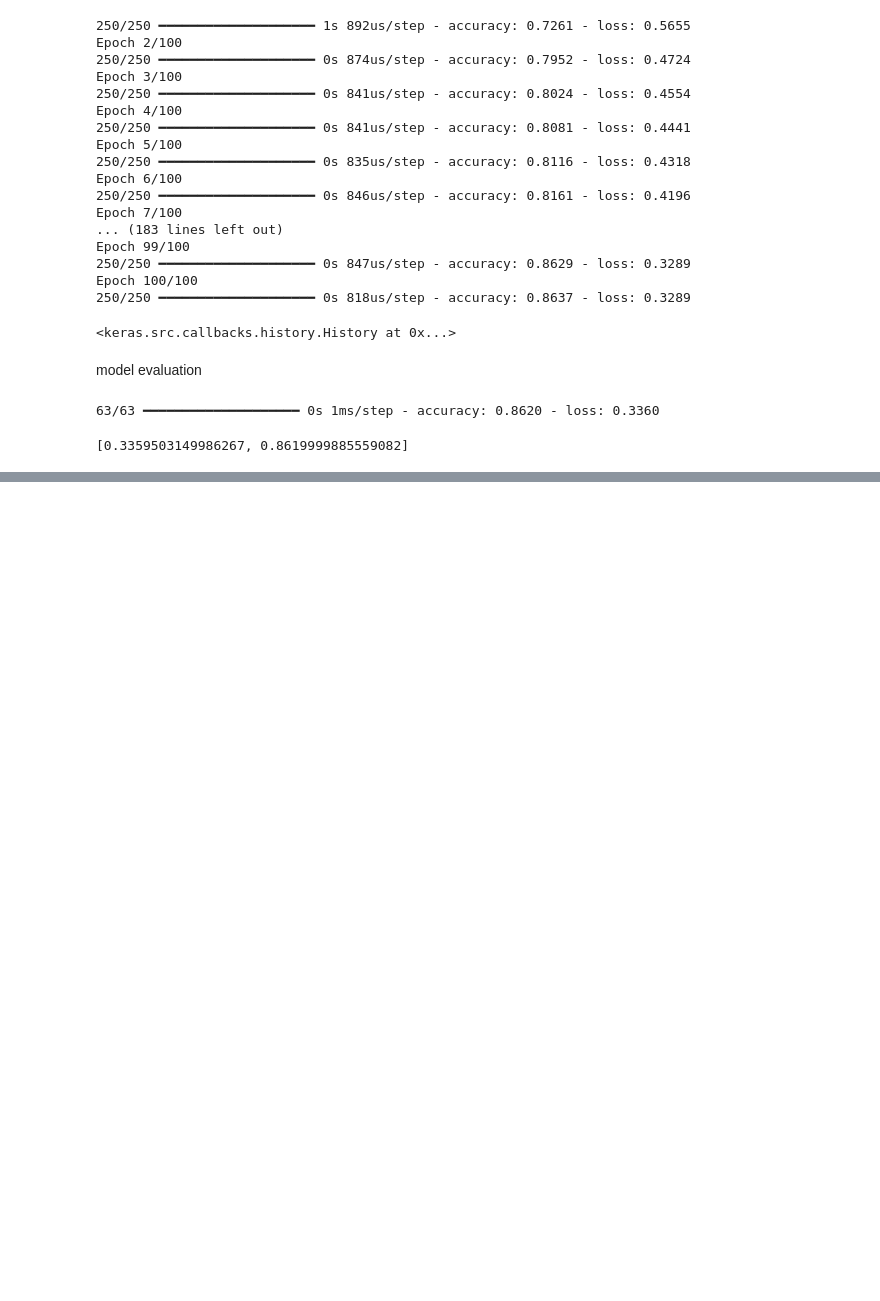
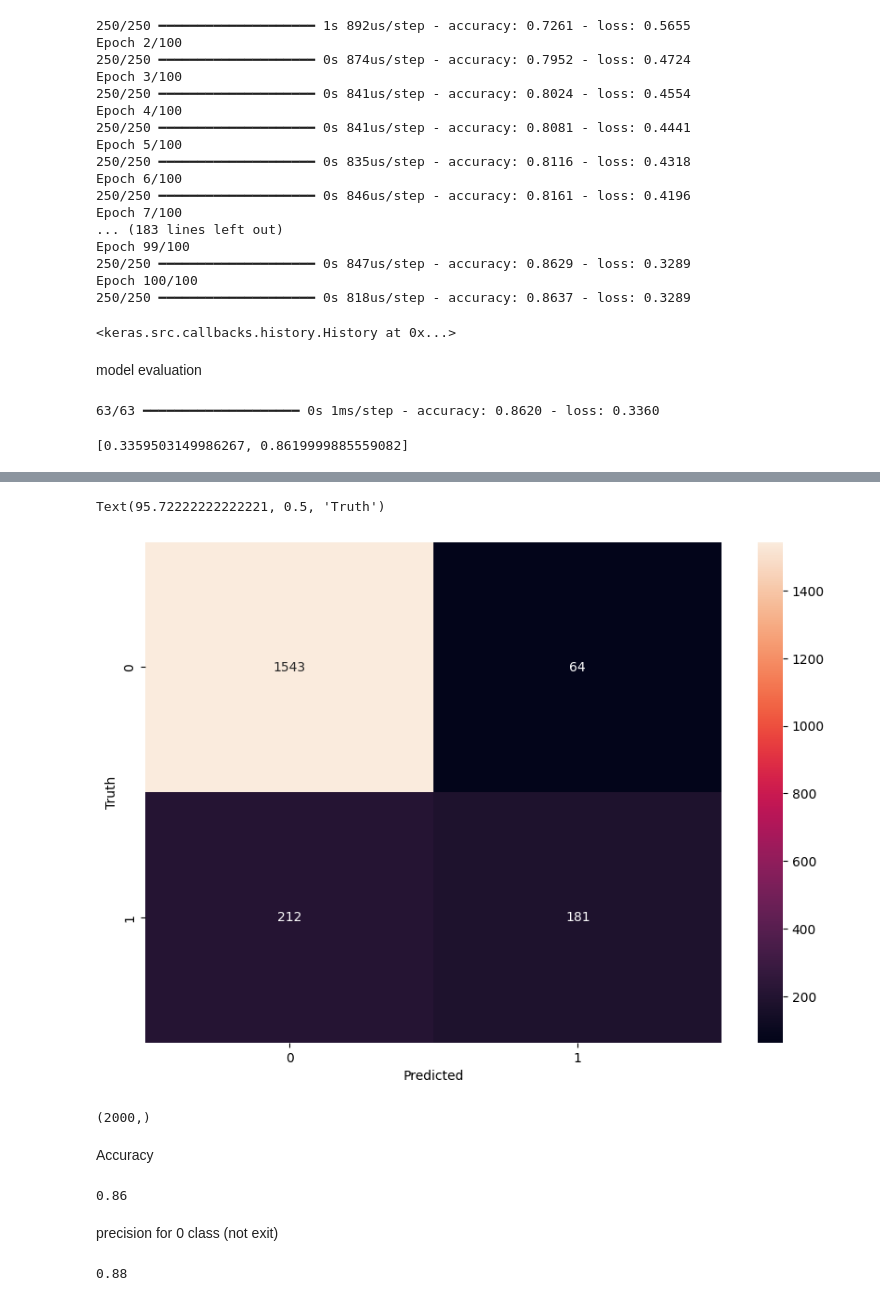
Before and after one commit to diljithmon170/AI-Engineer, a Jupyter notebook: dl/churn/bank.ipynb, the cells around one changed output, grey strips where cells are left out. Cells and saved outputs as stored; diff of their text form; code cells hidden in the pictures; blank space fills up the shorter version.

```diff
--- a/dl/churn/bank.ipynb
+++ b/dl/churn/bank.ipynb
@@ -204,3 +204,6 @@ model.evaluate(x_test, y_test)
 # %% [output]
 63/63 ━━━━━━━━━━━━━━━━━━━━ 0s 1ms/step - accuracy: 0.8620 - loss: 0.3360
 [0.3359503149986267, 0.8619999885559082]
+# %%
+yp = model.predict(x_test)
+yp[:5]
@@ -206,0 +217,7 @@ model.evaluate(x_test, y_test)
+# %%
+y_pred = []
+for element in yp:
+    if element > 0.5:
+        y_pred.append(1)
+    else:
+        y_pred.append(0)
@@ -206,0 +262,28 @@ model.evaluate(x_test, y_test)
+# %%
+import seaborn as sns
+cm = tf.math.confusion_matrix(labels=y_test, predictions=y_pred)
+
+plt.figure(figsize=(10, 7))
+sns.heatmap(cm, annot=True, fmt='d')
+plt.xlabel('Predicted')
+plt.ylabel('Truth')
+# %% [output]
+Text(95.72222222222221, 0.5, 'Truth')
+[figure, added]
+# %%
+y_test.shape
+# %% [output]
+(2000,)
+# %% [markdown]
+Accuracy
+# %%
+round((1543+181)/(1543+181+212+64), 2)
+# %% [output]
+0.86
+# %% [markdown]
+precision for 0 class (not exit)
+# %%
+p0 = round(1543/(1543+212), 2)
+p0
+# %% [output]
+0.88
```
Also changed, not shown: parts of 15 cells of this notebook.
